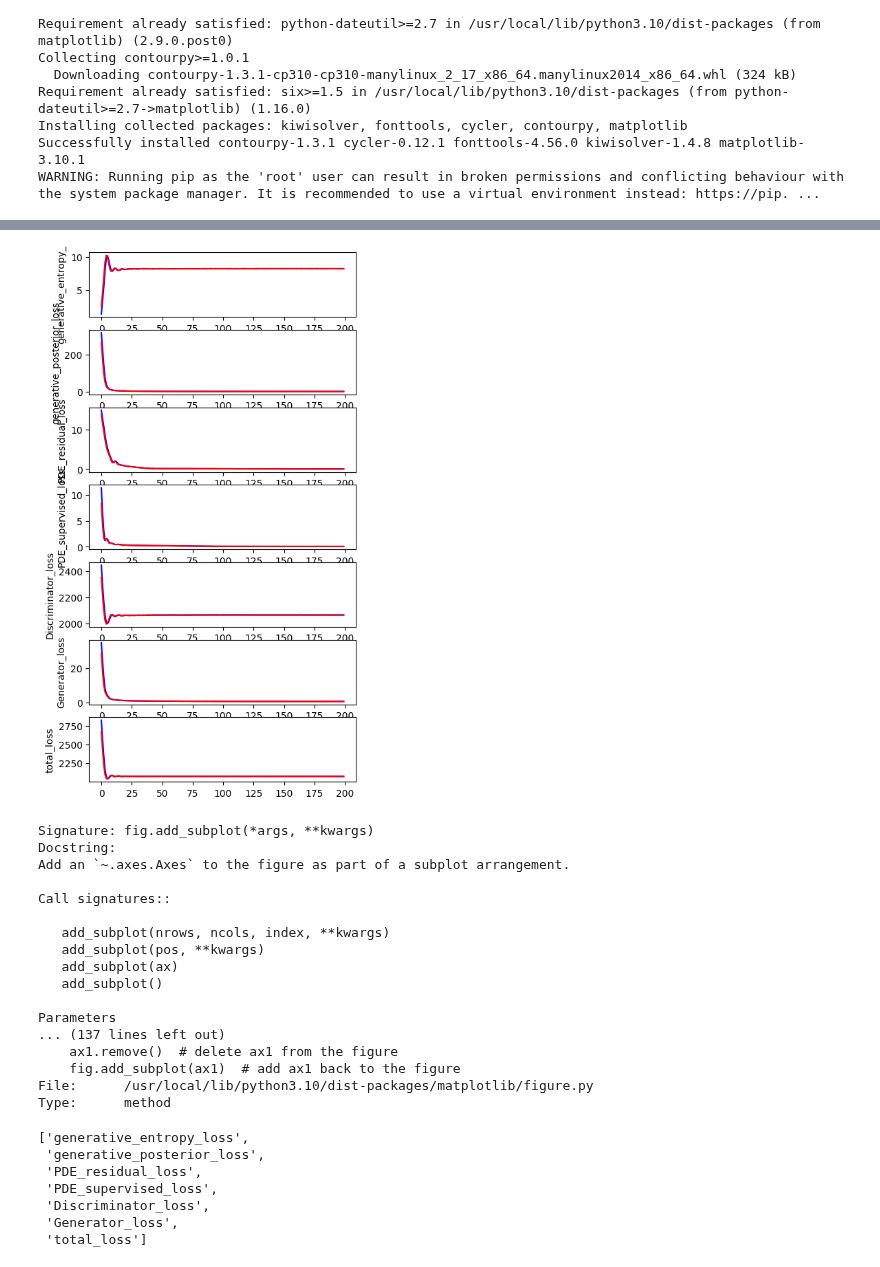
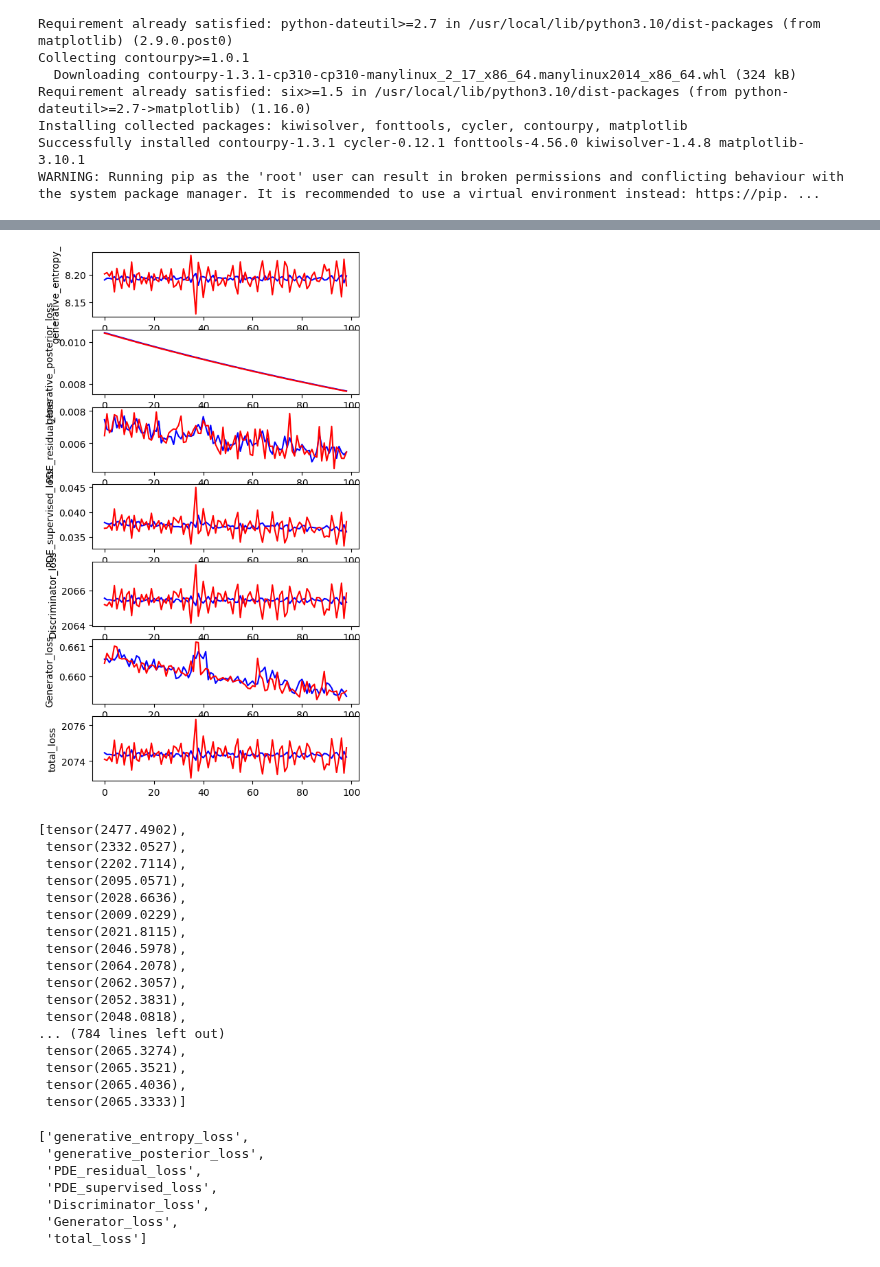
Before and after one commit to grmc1999/PhysicsSimulationDeepLearning, a Jupyter notebook: Notebooks/Untitled1.ipynb, the cells around one changed output, grey strips where cells are left out. Saved outputs shown, nothing was run; the diff lists cells and outputs as text; code cells hidden in the pictures.

```diff
--- a/Notebooks/Untitled1.ipynb
+++ b/Notebooks/Untitled1.ipynb
@@ -38,6 +44,6 @@ GAN_PI_LL_s10_PDELL  GAN_PI_higher_stochastic
 # %%
 root="../Exps/GAN_PI"
 # %%
-model_id="GAN_PI_LL_s10_PDELL"
+model_id="GAN_PI_LL_s10_d5_PDELL"
 hist=np.load(os.path.join(root,model_id,"loss_results.npy"),allow_pickle=True)
 hist=hist.tolist()
@@ -55,8 +57,8 @@ for k in hist[1]["train"]["generative_losses"][0].keys():
         reduce(lambda x,y:x+y,list(b[k] for b in hist[ep]["train"]["generative_losses"])) for ep in hist.keys()
     )
 
-inidx_1=0
-inidx_2=20
+inidx_1=700
+inidx_2=-1
 fig,axs=plt.subplots(figsize=(10,10))
 fig.subplots_adjust(right=0.75)
 t_lines=[]
@@ -66,6 +68,7 @@ for i,(k,color) in enumerate(zip(step_loss.keys(),colors)):
     if i>0:
         axs.spines.left.set_position(("axes",1.0 + i*0.2))
         axs.spines.right.set_position(("axes",1.0 + i*0.2))
+        axs.spines.top.set_position(("axes",1.0 + i*0.2))
     line=axs.plot(np.arange(len(step_loss[k][inidx_1:inidx_2])),step_loss[k][inidx_1:inidx_2],color=color,label=k)
     t_lines.append(line)
     axs=axs.twinx()
@@ -87,54 +90,54 @@ plt.show()
 # %%
 step_loss_train={}
 step_loss_test={}
 for k in hist[1]["train"]["generative_losses"][0].keys():
     step_loss_train[k]=list(
         reduce(lambda x,y:x+y,list(b[k] for b in hist[ep]["train"]["generative_losses"])) for ep in hist.keys()
     )
 
 for k in hist[1]["test"]["generative_losses"][0].keys():
     step_loss_test[k]=list(
         reduce(lambda x,y:x+y,list(b[k] for b in hist[ep]["test"]["generative_losses"])) for ep in hist.keys()
     )
 
 
-inidx_1=0
-inidx_2=200
+inidx_1=700
+inidx_2=-1
 #fig,axs=plt.subplots(figsize=(5,5))
 fig=plt.figure(figsize=(5,10))
 
 t_lines=[]
 axs=fig.subplots(len(step_loss.keys()),1)
 for i,(ax,k) in enumerate(zip(axs,step_loss.keys())):
     line=ax.plot(np.arange(len(step_loss_train[k][inidx_1:inidx_2])),step_loss_train[k][inidx_1:inidx_2],color='b',label=k)
     line=ax.plot(np.arange(len(step_loss_test[k][inidx_1:inidx_2])),step_loss_test[k][inidx_1:inidx_2],color='r',label=k)
     ax.set(ylabel=k)
     t_lines.append(line)
     axss.append(axs)
 
 plt.show()
 # %% [output]
-[figure, old version]
+[figure, new version]
 # %%
-fig.add_subplot?
+step_loss['Discriminator_loss']
 # %% [output]
-Signature: fig.add_subplot(*args, **kwargs)
-Docstring:
-Add an `~.axes.Axes` to the figure as part of a subplot arrangement.
-
-Call signatures::
-
-   add_subplot(nrows, ncols, index, **kwargs)
-   add_subplot(pos, **kwargs)
-   add_subplot(ax)
-   add_subplot()
-
-Parameters
-... (137 lines left out)
-    ax1.remove()  # delete ax1 from the figure
-    fig.add_subplot(ax1)  # add ax1 back to the figure
-File:      /usr/local/lib/python3.10/dist-packages/matplotlib/figure.py
-Type:      method
+[tensor(2477.4902),
+ tensor(2332.0527),
+ tensor(2202.7114),
+ tensor(2095.0571),
+ tensor(2028.6636),
+ tensor(2009.0229),
+ tensor(2021.8115),
+ tensor(2046.5978),
+ tensor(2064.2078),
+ tensor(2062.3057),
+ tensor(2052.3831),
+ tensor(2048.0818),
+... (784 lines left out)
+ tensor(2065.3274),
+ tensor(2065.3521),
+ tensor(2065.4036),
+ tensor(2065.3333)]
 # %%
 list(step_loss.keys())
 # %% [output]
```
Also changed, not shown: parts of 3 cells of this notebook, 1 other file.
